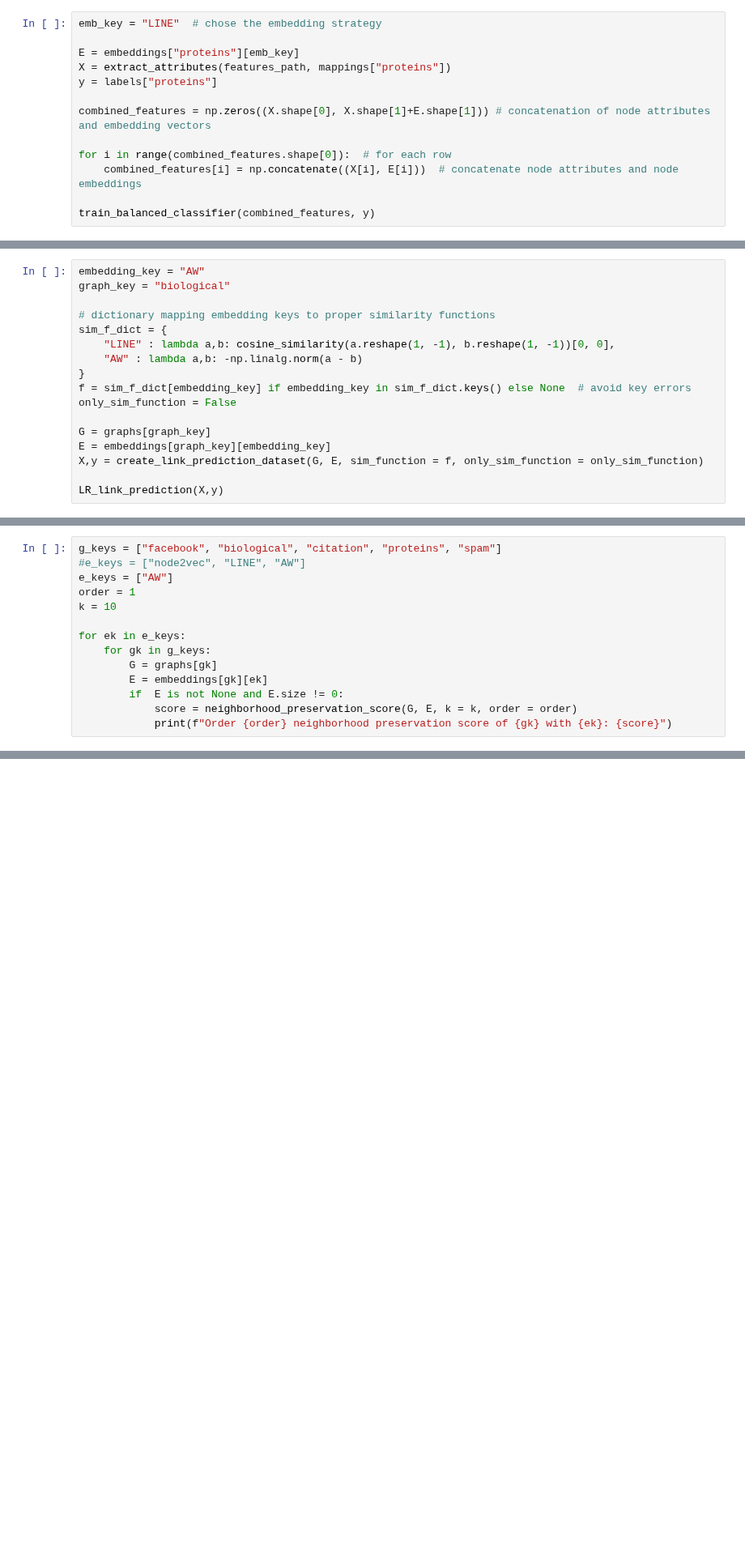
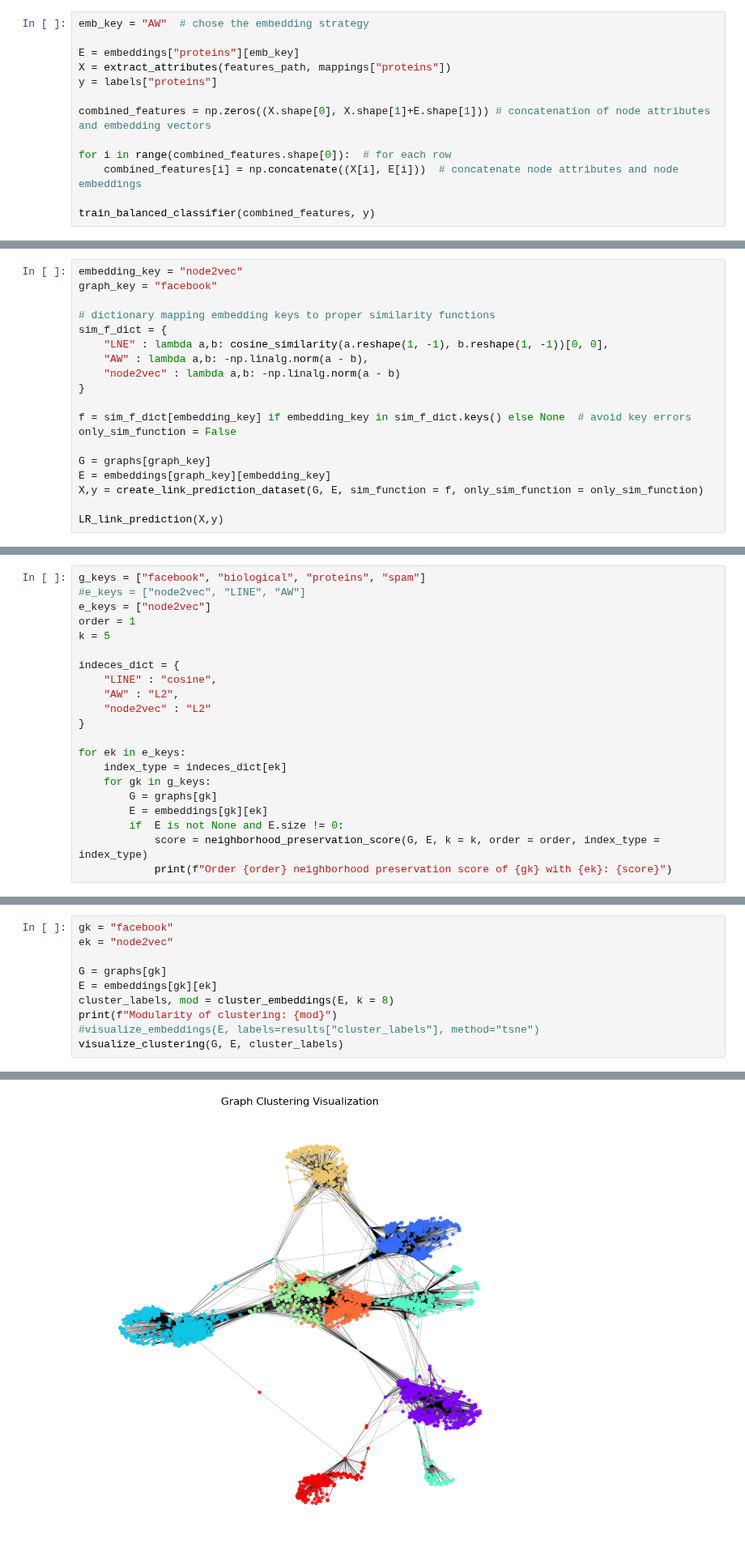
Before and after one commit to PietroVolpato/lfn_project, a Jupyter notebook: src/LFN_project_metrics.ipynb, the cells around one changed output, grey strips where cells are left out. Shown at 81% size. Saved outputs shown, nothing was run; the diff lists cells and outputs as text; blank space fills up the shorter version.

```diff
--- a/src/LFN_project_metrics.ipynb
+++ b/src/LFN_project_metrics.ipynb
@@ -601,7 +601,7 @@ train_balanced_classifier(X, y)  # we train same classifier, but using node attr
 ## Train a model combining attributes and embedding vectors as features
 Even if node attributes are more powerful than embedding vectors for a node classification task, it might be that using as features both the node attributes and the embedding vectors we are able to produce a classifier that performs better than the two separate cases.
 # %%
-emb_key = "LINE"  # chose the embedding strategy
+emb_key = "AW"  # chose the embedding strategy
 
 E = embeddings["proteins"][emb_key]
 X = extract_attributes(features_path, mappings["proteins"])
@@ -705,14 +720,16 @@ def LR_link_prediction(X,y):
     print("ROC AUC Score:", roc_auc_score(y_test, clf.predict_proba(X_test)[:, 1]))
     print("Classification Report:\n", classification_report(y_test, y_pred))
 # %%
-embedding_key = "AW"
-graph_key = "biological"
+embedding_key = "node2vec"
+graph_key = "facebook"
 
 # dictionary mapping embedding keys to proper similarity functions
 sim_f_dict = {
-    "LINE" : lambda a,b: cosine_similarity(a.reshape(1, -1), b.reshape(1, -1))[0, 0],
-    "AW" : lambda a,b: -np.linalg.norm(a - b)
+    "LNE" : lambda a,b: cosine_similarity(a.reshape(1, -1), b.reshape(1, -1))[0, 0],
+    "AW" : lambda a,b: -np.linalg.norm(a - b),
+    "node2vec" : lambda a,b: -np.linalg.norm(a - b)
 }
+
 f = sim_f_dict[embedding_key] if embedding_key in sim_f_dict.keys() else None  # avoid key errors
 only_sim_function = False
 
@@ -800,17 +824,24 @@ def neighborhood_preservation_score(G, embeddings, k = 5, order = 1):
         scores.append(overlap/normalization)
     return np.mean(scores)
 # %%
-g_keys = ["facebook", "biological", "citation", "proteins", "spam"]
+g_keys = ["facebook", "biological", "proteins", "spam"]
 #e_keys = ["node2vec", "LINE", "AW"]
-e_keys = ["AW"]
+e_keys = ["node2vec"]
 order = 1
-k = 10
+k = 5
+
+indeces_dict = {
+    "LINE" : "cosine",
+    "AW" : "L2",
+    "node2vec" : "L2"
+}
 
 for ek in e_keys:
+    index_type = indeces_dict[ek]
     for gk in g_keys:
         G = graphs[gk]
         E = embeddings[gk][ek]
         if  E is not None and E.size != 0:
-            score = neighborhood_preservation_score(G, E, k = k, order = order)
+            score = neighborhood_preservation_score(G, E, k = k, order = order, index_type = index_type)
             print(f"Order {order} neighborhood preservation score of {gk} with {ek}: {score}")
 # %% [output]
@@ -821,0 +902,11 @@ Order 1 neighborhood preservation score of spam with AW: 0.17168831009770164
+# %%
+gk = "facebook"
+ek = "node2vec"
+
+G = graphs[gk]
+E = embeddings[gk][ek]
+cluster_labels, mod = cluster_embeddings(E, k = 8)
+print(f"Modularity of clustering: {mod}")
+#visualize_embeddings(E, labels=results["cluster_labels"], method="tsne")
+visualize_clustering(G, E, cluster_labels)
+# %% [output]
@@ -821,0 +914 @@ Order 1 neighborhood preservation score of spam with AW: 0.17168831009770164
+[figure, added]
```
Also changed, not shown: parts of 23 cells of this notebook, 41 other files.
